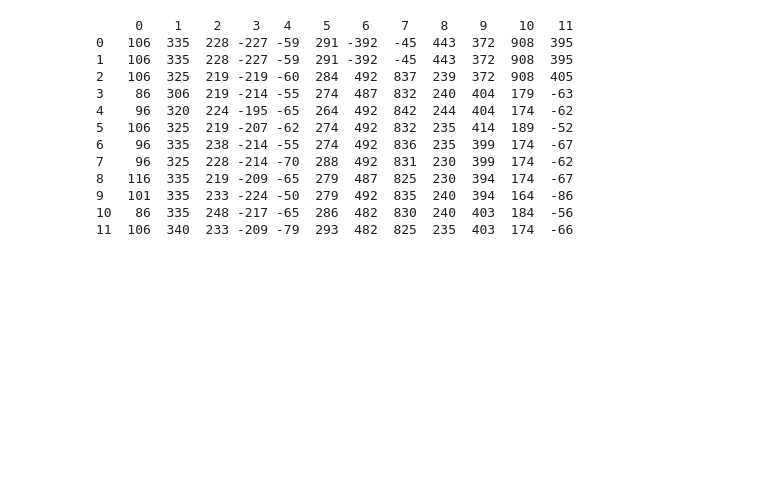
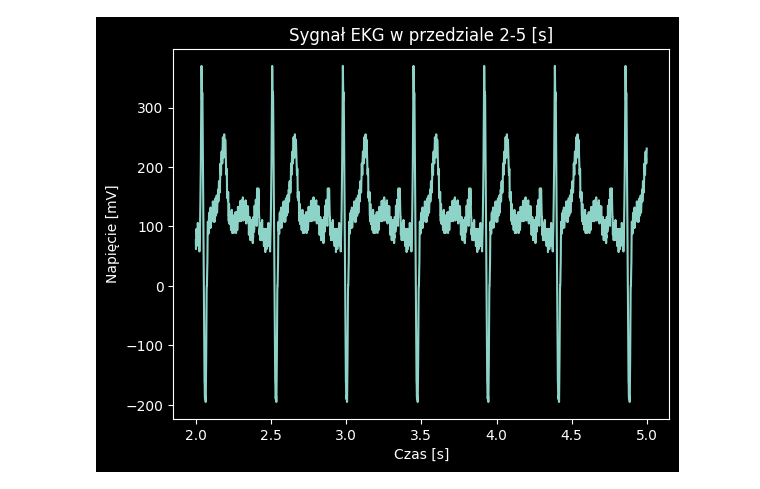
Before and after one commit to yevsky/cpsio-labs, a Jupyter notebook: Lab1/lab1.ipynb, the cells around one changed output. Saved outputs shown, nothing was run; the diff lists cells and outputs as text; code cells hidden in the pictures; blank space fills up the shorter version.

```diff
--- a/Lab1/lab1.ipynb
+++ b/Lab1/lab1.ipynb
@@ -7,17 +59,23 @@ import matplotlib as plt
 # %%
-dane = pd.read_csv('./signals/ekg1.txt', sep=' ', header=None)
-print(dane.head(12))
+ekg = np.loadtxt('./signals/ekg1.txt')
+
+t_start = 2
+t_end = 5
+fs = 1000
+
+channeling = 0
+
+duration = ekg.shape[0] / fs
+time = np.arange(0, duration, 1/fs)
+mask = (time >= t_start) & (time <= t_end)
+plt.xlabel("Czas [s]")
+plt.ylabel("Napięcie [mV]")
+plt.title(f"Sygnał EKG w przedziale {t_start}-{t_end} [s]")
+plt.plot(time[mask], ekg[mask, channeling])
+
+np.savetxt(f"./task1_results/ekg1-{t_start}-{t_end}-wszystkie.txt", np.column_stack((time[mask], ekg[mask, :])))
+np.savetxt(f"./task1_results/ekg1-{t_start}-{t_end}-odprowadzenie.txt", np.column_stack((time[mask], ekg[mask, channeling])))
+
+plt.show()
 # %% [output]
-     0    1    2    3   4    5    6    7    8    9    10   11
-0   106  335  228 -227 -59  291 -392  -45  443  372  908  395
-1   106  335  228 -227 -59  291 -392  -45  443  372  908  395
-2   106  325  219 -219 -60  284  492  837  239  372  908  405
-3    86  306  219 -214 -55  274  487  832  240  404  179  -63
-4    96  320  224 -195 -65  264  492  842  244  404  174  -62
-5   106  325  219 -207 -62  274  492  832  235  414  189  -52
-6    96  335  238 -214 -55  274  492  836  235  399  174  -67
-7    96  325  228 -214 -70  288  492  831  230  399  174  -62
-8   116  335  219 -209 -65  279  487  825  230  394  174  -67
-9   101  335  233 -224 -50  279  492  835  240  394  164  -86
-10   86  335  248 -217 -65  286  482  830  240  403  184  -56
-11  106  340  233 -209 -79  293  482  825  235  403  174  -66
+[figure, added]
```
Also changed, not shown: parts of 42 cells of this notebook.
